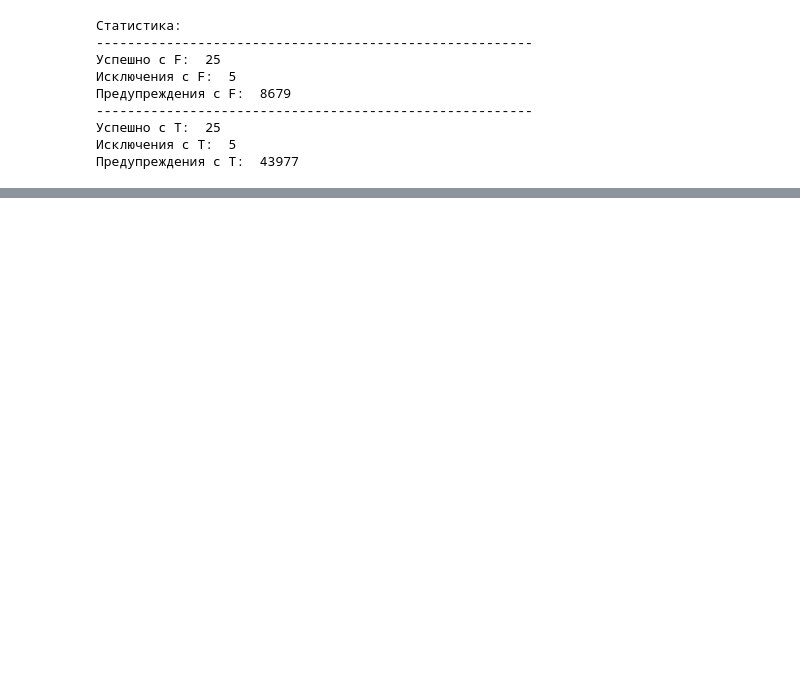
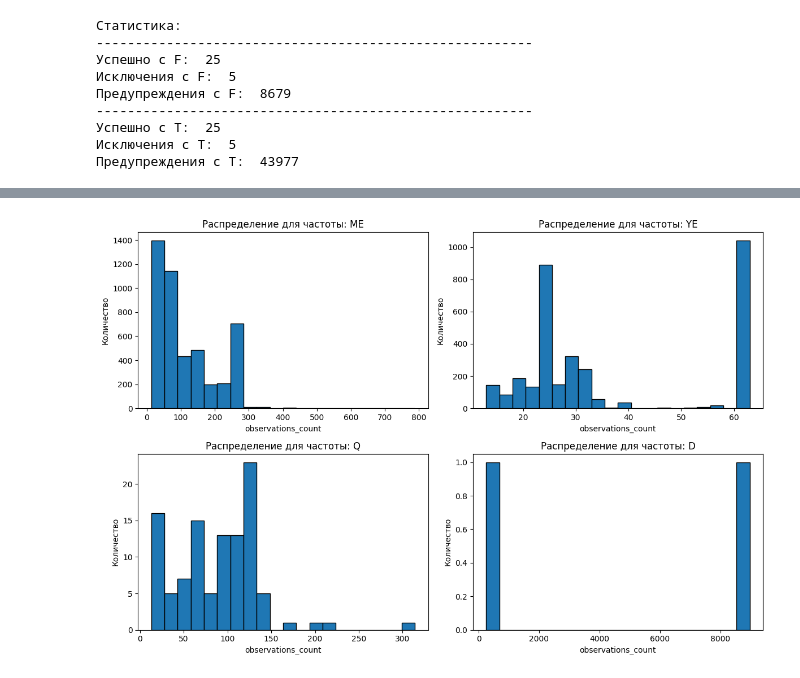
Before and after one commit to MSDiver8/AUTO_FORECAST, a Jupyter notebook: testing.ipynb, the cells around one changed output, grey strips where cells are left out. Drawn from its saved outputs; the diff is of its cells as text; code cells hidden in the pictures; blank space fills up the shorter version.

```diff
--- a/testing.ipynb
+++ b/testing.ipynb
@@ -186,0 +231,42 @@ pd.DataFrame(res_test_ME_T['raise_dic'])
+# %%
+import matplotlib.pyplot as plt
+
+def plot_observations_distribution(df, freq_col="pandas_frequency", count_col="observations_count"):
+    """
+    Строит распределения observations_count для каждой pandas_frequency.
+
+    Parameters
+    ----------
+    df : pandas.DataFrame
+        Входной датафрейм.
+    freq_col : str
+        Название колонки с частотностью.
+    count_col : str
+        Название колонки с количеством наблюдений.
+    """
+
+    # Получаем уникальные частоты
+    freqs = df[freq_col].unique()
+
+    # Создаём фигуру
+    n = len(freqs)
+    cols = 2
+    rows = (n + 1) // cols
+
+    plt.figure(figsize=(12, 4 * rows))
+
+    for i, freq in enumerate(freqs, 1):
+        plt.subplot(rows, cols, i)
+        subset = df[df[freq_col] == freq][count_col]
+
+        plt.hist(subset, bins=20, edgecolor="black")
+        plt.title(f"Распределение для частоты: {freq}")
+        plt.xlabel(count_col)
+        plt.ylabel("Количество")
+
+    plt.tight_layout()
+    plt.show()
+# %%
+plot_observations_distribution(df)
+# %% [output]
+[figure, added]
```
Also changed, not shown: parts of 19 cells of this notebook, 1 other file.
